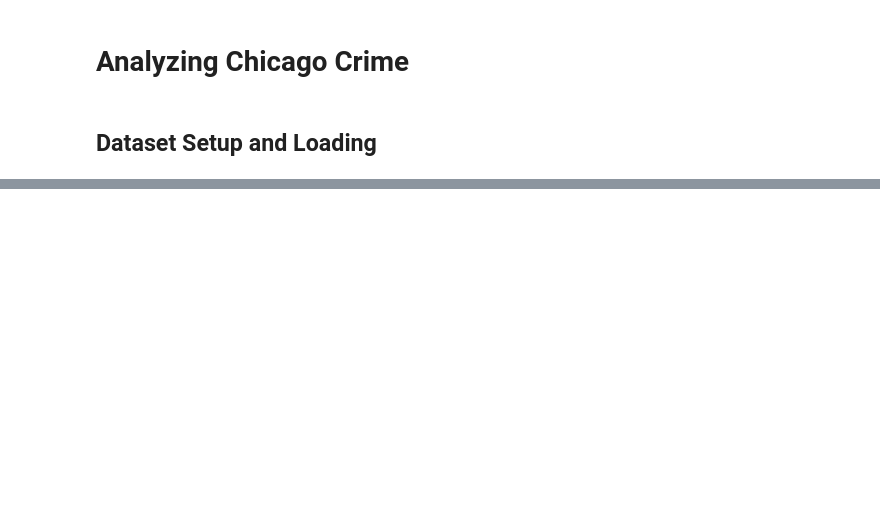
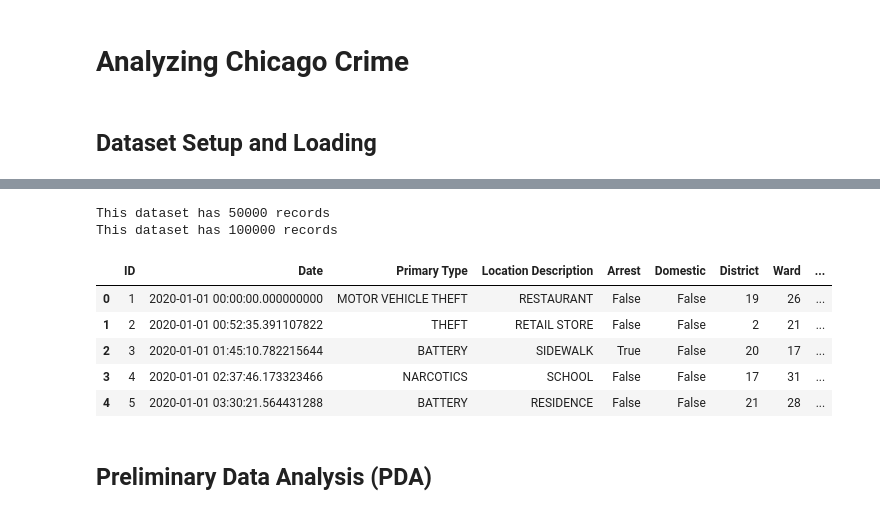
Before and after one commit to KudoroEsther/Files-Data_Analysis-, a Jupyter notebook: Crime_Analysis/Analyzing_Chicago_Crime.ipynb, the cells around one changed output, grey strips where cells are left out. Drawn from its saved outputs; the diff is of its cells as text; code cells hidden in the pictures; blank space fills up the shorter version.

Commit message:
Working on Crime

```diff
--- a/Crime_Analysis/Analyzing_Chicago_Crime.ipynb
+++ b/Crime_Analysis/Analyzing_Chicago_Crime.ipynb
@@ -118,9 +118,30 @@ def simulated_crime_data(n_records = 10000):
     data = {
         'ID': range(1, n_records + 1),
         'Date': pd.date_range('2020-01-01', '2024-12-31', periods=n_records),
-        'Primary Type': np.random.choice(crime_types, n_records, p=[0.25, 0.12, 0.12, 0.10, 0.08, 0.08, 0.07, 0.05, 0.05, 0.05]),
+        'Primary Type': np.random.choice(crime_types, n_records, p=[0.25, 0.15, 0.12, 0.10, 0.08, 0.08, 0.07, 0.05, 0.05, 0.05]),
         'Location Description': np.random.choice(locations, n_records),
         'Arrest': np.random.choice([True, False], n_records, p =[0.2, 0.8]),
         'Domestic': np.random.choice([True, False], n_records, p=[0.1, 0.9]),
-        'District': np.random.randint(1,26, n_records)
+        'District': np.random.randint(1,26, n_records),
+        'Ward': np.random.randint(1,51, n_records),
+        'Community Area': np.random.randint(1,78, n_records),
+        'Latitude': np.random.uniform(41.6, 42.1, n_records), #numbers are uniformly generated from the interval provided
+        'Longitude': np.random.uniform(-87.9, -87.5, n_records)
         }
+    return pd.DataFrame(data)
+# %%
+simulated = simulated_crime_data(50000)
+print(f"This dataset has {len(simulated)} records")
+print(f"This dataset has {len(df)} records")
+simulated.head()
+# %% [output]
+This dataset has 50000 records
+This dataset has 100000 records
+|  | ID | Date | Primary Type | Location Description | Arrest | Domestic | District | Ward | ... |
+| 0 | 1 | 2020-01-01 00:00:00.000000000 | MOTOR VEHICLE THEFT | RESTAURANT | False | False | 19 | 26 | ... |
+| 1 | 2 | 2020-01-01 00:52:35.391107822 | THEFT | RETAIL STORE | False | False | 2 | 21 | ... |
+| 2 | 3 | 2020-01-01 01:45:10.782215644 | BATTERY | SIDEWALK | True | False | 20 | 17 | ... |
+| 3 | 4 | 2020-01-01 02:37:46.173323466 | NARCOTICS | SCHOOL | False | False | 17 | 31 | ... |
+| 4 | 5 | 2020-01-01 03:30:21.564431288 | BATTERY | RESIDENCE | False | False | 21 | 28 | ... |
+# %% [markdown]
+## Preliminary Data Analysis (PDA)
```
Also changed, not shown: parts of 5 cells of this notebook.
